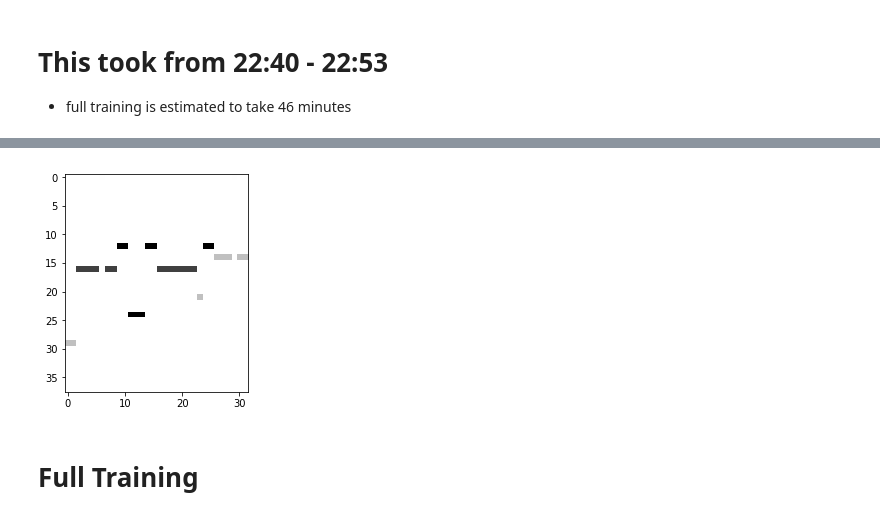
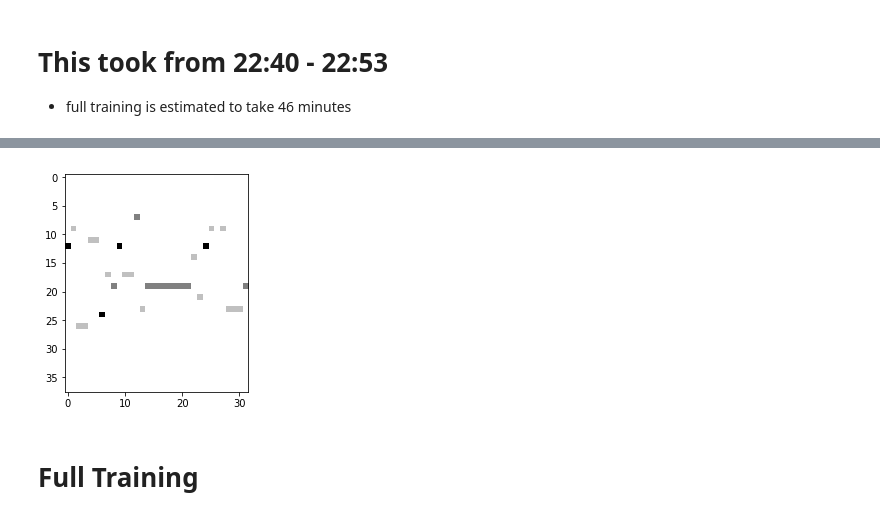
Before and after one commit to herougo/magenta, a Jupyter notebook: magenta/models/rl_tuner/rl_tuner.ipynb, the cells around one changed output, grey strips where cells are left out. Drawn from its saved outputs; the diff is of its cells as text; code cells hidden in the pictures.

```diff
--- a/magenta/models/rl_tuner/rl_tuner.ipynb
+++ b/magenta/models/rl_tuner/rl_tuner.ipynb
@@ -145,35 +147,35 @@ INFO:tensorflow:Wrote a melody to /home/henri/Documents/Git/magenta/magenta/mode
 def one_hot(i, n):
     result = np.zeros(n)
     result[i] = 1.0
     return result
 
-melody = [31, 1, 18, 18, 1, 1, 0, 1, 1, 14, 1, 26, 1, 1, 14, 1, 18, 1, 1, 18, 18, 1, 1, 23, 14, 1, 16, 1, 1, 0, 1, 1]
+melody = [14, 11, 28, 1, 13, 1, 26, 19, 21, 14, 19, 1, 9, 25, 21, 1, 1, 21, 1, 1, 21, 1, 16, 23, 14, 11, 0, 1, 25, 1, 1, 21]
 to_plot = []
 prev_note = -1
 for i, note in enumerate(melody):
     if note > 1:
         prev_note = note - 2
 
     if note == 0:
         to_plot.append(one_hot(0, 38))
     else:
         multiplicity = 50
         if prev_note % 12 == 0: # C
             multiplicity = 200
         elif prev_note % 12 == 4: # E
             multiplicity = 150
         elif prev_note % 12 == 7: # G
             multiplicity = 100
 
         to_plot.append(multiplicity * one_hot(prev_note, 38))
 
 to_plot = 255 - np.transpose(to_plot)
 
 import matplotlib.pyplot as plt
 plt.imshow(to_plot, cmap='gray', interpolation='nearest')
 plt.show()
 # %% [output]
-[figure, old version]
+[figure, new version]
 # %% [markdown]
 # Full Training
 # %%
```
Also changed, not shown: parts of 8 cells of this notebook, 6 other files.
